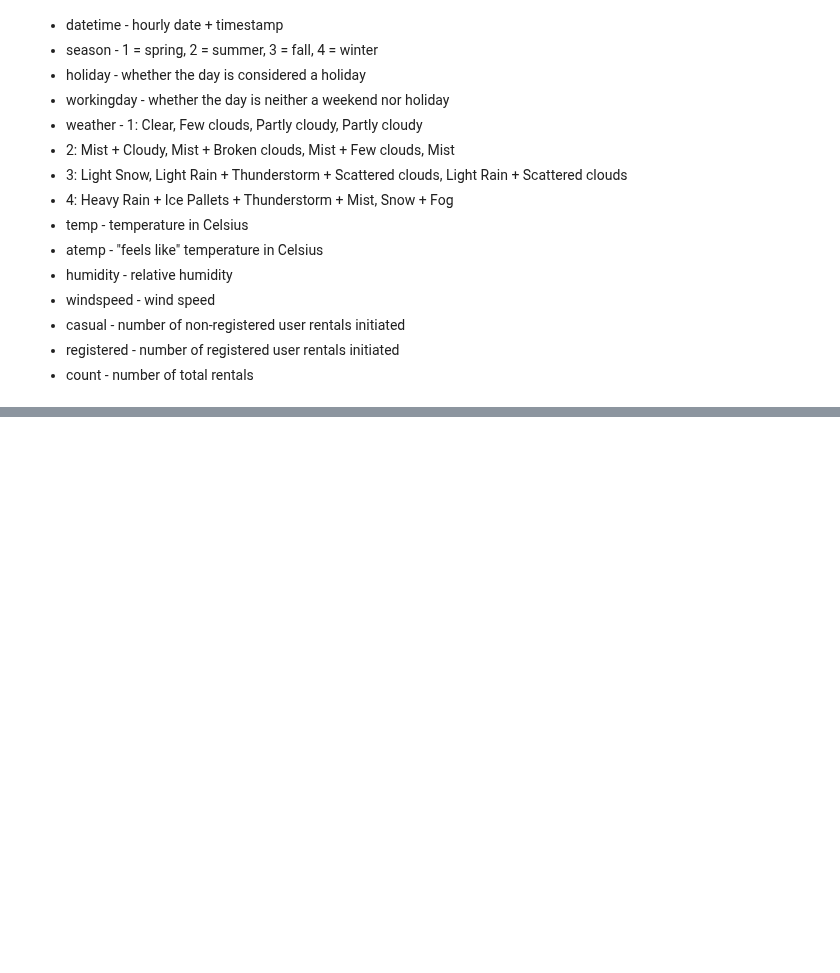
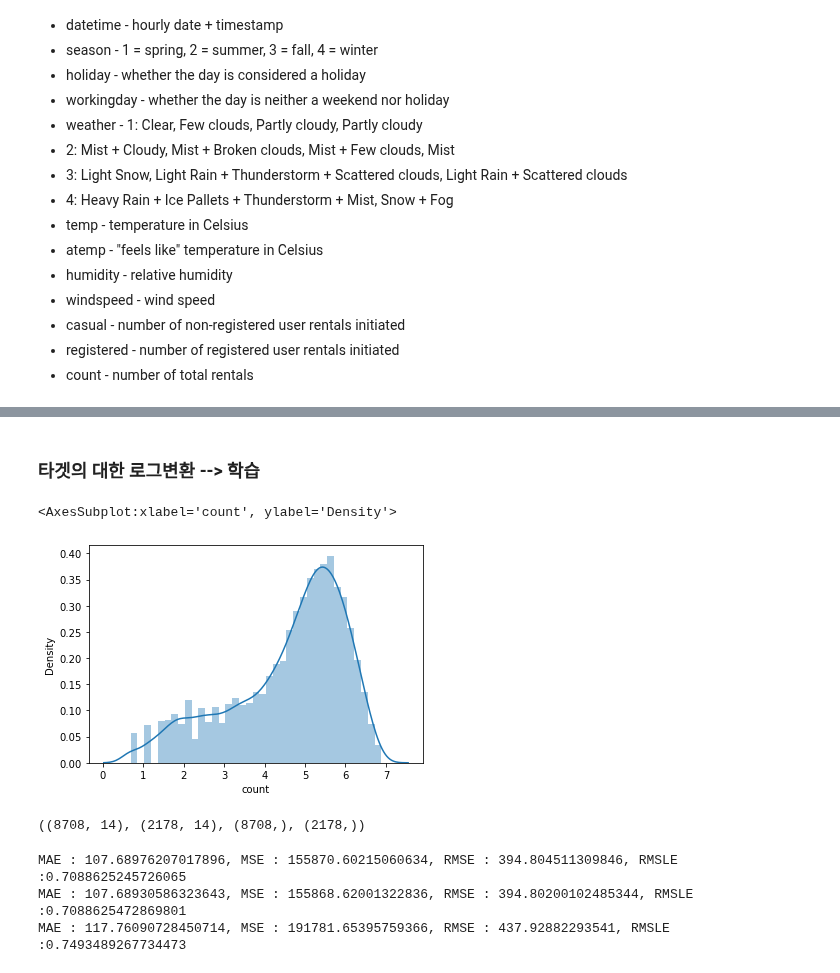
Before and after one commit to dhdmsdud/TIL, a Jupyter notebook: Machin Learning/ML_Kaggle_Bike_Sharing[12].ipynb, the cells around one changed output, grey strips where cells are left out. Cells and saved outputs as stored; diff of their text form; code cells hidden in the pictures; blank space fills up the shorter version.

```diff
--- a/Machin Learning/ML_Kaggle_Bike_Sharing[12].ipynb
+++ b/Machin Learning/ML_Kaggle_Bike_Sharing[12].ipynb
@@ -64,0 +96,4 @@ display(train, test)
+# %%
+# datetime 타입변경 --> 년, 월, 일, 시
+bike_df['datetime'] = bike_df.datetime.apply(pd.to_datetime)
+bike_df.info()
@@ -64,0 +139,8 @@ display(train, test)
+# %%
+# 파생컬럼으로 추가
+bike_df['year'] = bike_df.datetime.apply(lambda x : x.year)
+bike_df['month'] = bike_df.datetime.apply(lambda x : x.month)
+bike_df['day'] = bike_df.datetime.apply(lambda x : x.day)
+bike_df['hour'] = bike_df.datetime.apply(lambda x : x.hour)
+
+bike_df.head()
@@ -64,0 +154,3 @@ display(train, test)
+# %%
+# 파생컬럼으로 추가했으니 필요없는 datetime 컬럼 삭제
+bike_df.drop('datetime', axis=1, inplace=True)
@@ -64,0 +171,4 @@ display(train, test)
+# %%
+# model selection
+y_target = bike_df['count']
+x_features = bike_df.drop(['count'], axis=1, inplace=False)
@@ -64,0 +225,36 @@ display(train, test)
+# %% [markdown]
+### 타겟의 대한 로그변환 --> 학습
+# %%
+log_target = np.log1p(y_target)
+sns.distplot(log_target)
+# %% [output]
+<AxesSubplot:xlabel='count', ylabel='Density'>
+[figure, added]
+# %%
+X_train, X_test, y_train, y_test = train_test_split(x_features, log_target, test_size=.2, random_state=100)
+X_train.shape, X_test.shape, y_train.shape, y_test.shape
+# %% [output]
+((8708, 14), (2178, 14), (8708,), (2178,))
+# %%
+# 로그변환을 했기 때문에 지수함수 np.exp(), exp2(), expm1() = exp()-1 사용해야함!
+# LinearRegression
+linear_model = LinearRegression()
+linear_model.fit(X_train, y_train)
+linear_pred = linear_model.predict(X_test)
+evaluation(np.expm1(y_test), np.expm1(linear_pred))
+
+# Ridge
+ridge_model = Ridge()
+ridge_model.fit(X_train, y_train)
+ridge_pred = ridge_model.predict(X_test)
+evaluation(np.expm1(y_test), np.expm1(ridge_pred))
+
+# Lasso
+lasso_model = Lasso()
+lasso_model.fit(X_train, y_train)
+lasso_pred = lasso_model.predict(X_test)
+evaluation(np.expm1(y_test), np.expm1(lasso_pred))
+# %% [output]
+MAE : 107.68976207017896, MSE : 155870.60215060634, RMSE : 394.804511309846, RMSLE :0.7088625245726065
+MAE : 107.68930586323643, MSE : 155868.62001322836, RMSE : 394.80200102485344, RMSLE :0.7088625472869801
+MAE : 117.76090728450714, MSE : 191781.65395759366, RMSE : 437.92882293541, RMSLE :0.7493489267734473
```
Also changed, not shown: parts of 19 cells of this notebook.
